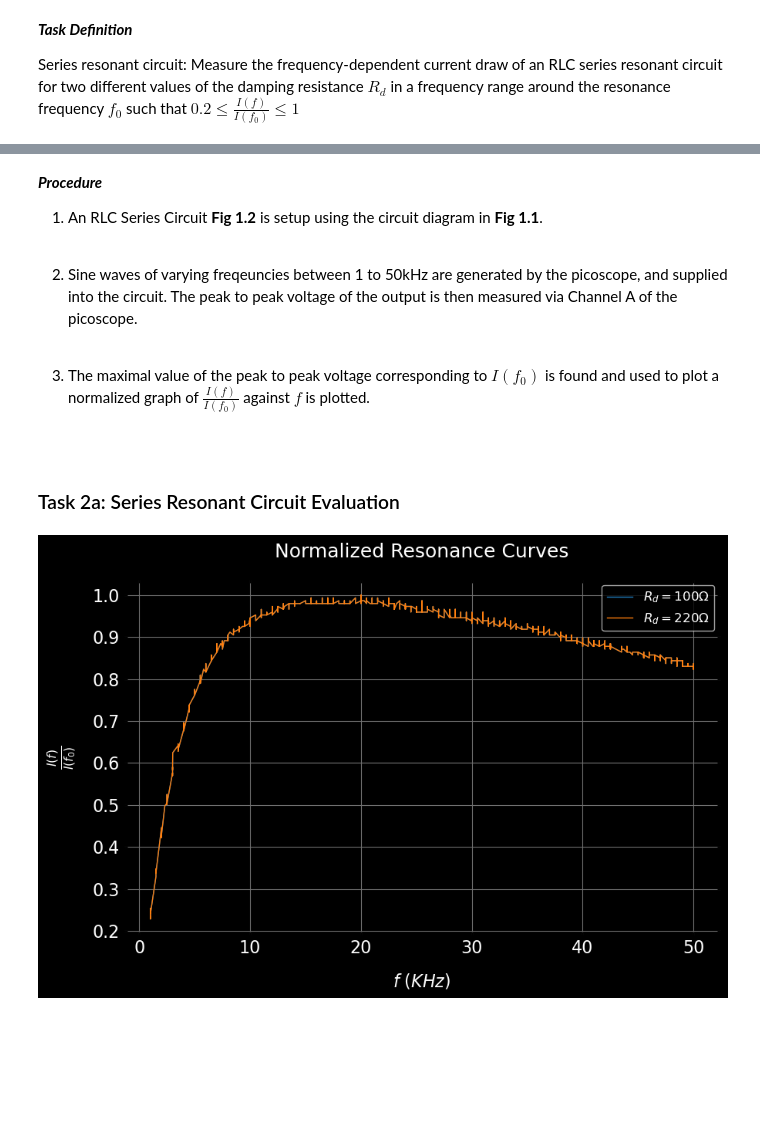
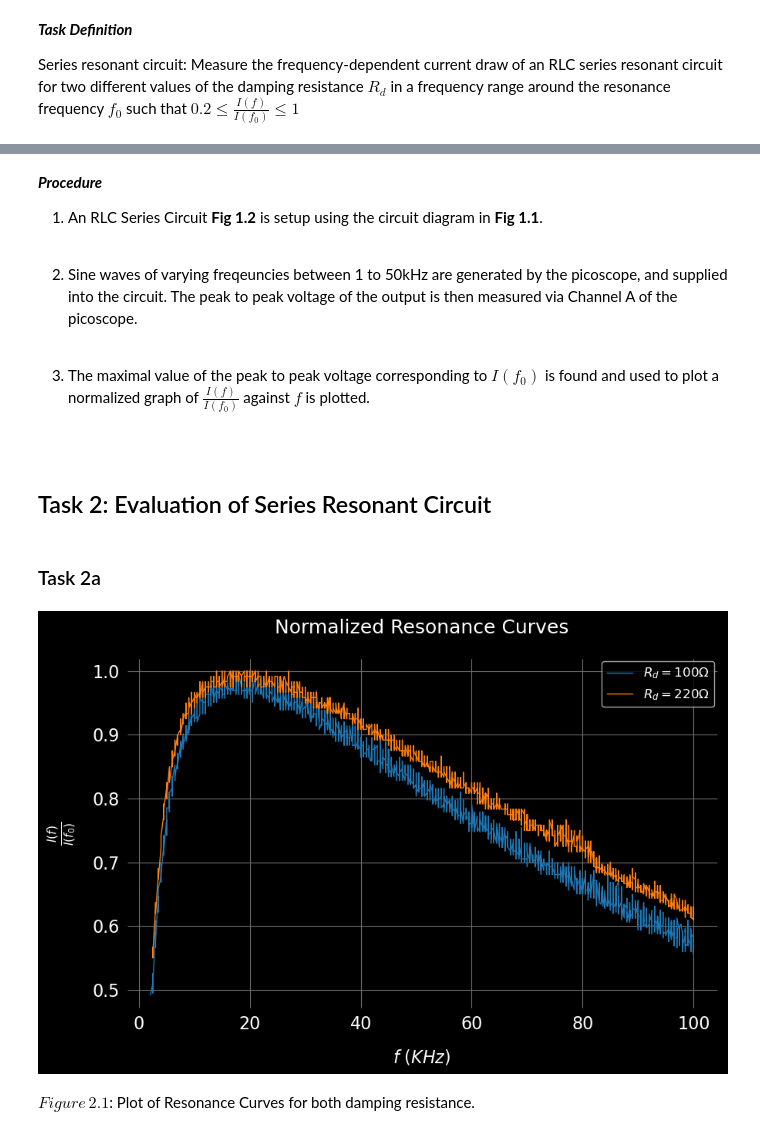
Before and after one commit to edhar98/Lab2, a Jupyter notebook: E12/E12He.ipynb, the cells around one changed output, grey strips where cells are left out. Cells and saved outputs as stored; diff of their text form; code cells hidden in the pictures; blank space fills up the shorter version.

Commit message:
E12He Task3, Task4(a&b) done.

```diff
--- a/E12/E12He.ipynb
+++ b/E12/E12He.ipynb
@@ -140,34 +139,49 @@ $Figure\, 1.2$: Series RLC Setup
 2. Sine waves of varying freqeuncies between 1 to 50kHz are generated by the picoscope, and supplied into the circuit. The peak to peak voltage of the output is then measured via Channel A of the picoscope.
 <br>
 
-3. The maximal value of the peak to peak voltage corresponding to $I(f_0)$ is found and used to plot a normalized graph of $ \frac{I(f)}{I(f_0)}$ against $f$ is plotted.
+3. The maximal value of the peak to peak voltage corresponding to $I(f_0)$ is found and used to plot a normalized graph of $\frac{I(f)}{I(f_0)}$ against $f$ is plotted.
 <br>
 # %% [markdown]
-### Task 2a: Series Resonant Circuit Evaluation
+## Task 2: Evaluation of Series Resonant Circuit
+# %% [markdown]
+### Task 2a
 # %%
-# Load the Excel file
 series_path = data_dir + "Series/"
 df_l = []
-R_str = []
+R_d_l = []
+phi_l = []
+f_l = []
+V_G_l =[]
+V_d_l = []
+
 for path in os.listdir(series_path):
     file_path = os.path.join(series_path,path)
     if os.path.isfile(file_path):
-        df = pd.read_excel(file_path, 'Series')
-        df1 = df.iloc[:, [0, 2]].rename(columns={df.columns[2]: 'y1', df.columns[0]: 'x1'})
-        df_l.append(df1)
-        R_str.append(path[1:-8]) # take the name of the file
+        df = pd.read_csv(file_path).dropna()
+        df.drop(df[df.iloc[:,1] < 2001].index, inplace=True)
+        df.sort_values(by=df.columns[1])
+        f_l.append(np.array(df.iloc[:,1]))
+        V_d_l.append(np.array(df.iloc[:,2]))
+        V_G_l.append(np.array(df.iloc[:,3]))
+        phi_l.append(np.array(df.iloc[:,4]))
+        df_l.append(df)
+        R_d_l.append(int(path[:-7])) # take the name of the file
+
+sorted_lists = sorted(zip(R_d_l, f_l, V_d_l, V_G_l, phi_l, df_l))
+R_d_l, f_l, V_d_l, V_G_l, phi_l, df_l = zip(*sorted_lists)
 
 for i,df in enumerate(df_l):
-    f = np.array(df['x1']) * 1e-3  # Hz -> KHz
-    A = np.array(df['y1']) # Normalized peak to peak I/I_0
-    plt.plot(f, A, label=(r'$R_d = %s \Omega$' % R_str[i]))
+    f = f_l[i] * 1e-3  # Hz -> KHz
+    A = V_d_l[i]/V_d_l[i].max() # Normalized peak to peak I/I_0
+    plt.plot(f, A, label=(r'$R_d = %d \Omega$' % R_d_l[i]))
 
 plt.xlabel(r'$f$ ($KHz$)')
 plt.ylabel(r'$\frac{I(f)}{I(f_0)}$')
 plt.title('Normalized Resonance Curves')
 plt.legend()
 plt.grid(True)
 plt.show()
 dy(Lx(r'$Figure\, 2.1$: Plot of Resonance Curves for both damping resistance.'))
 # %% [output]
-[figure, old version]
+[figure, new version]
+$Figure\, 2.1$: Plot of Resonance Curves for both damping resistance.
```
Also changed, not shown: parts of 35 cells of this notebook, 13 other files.
